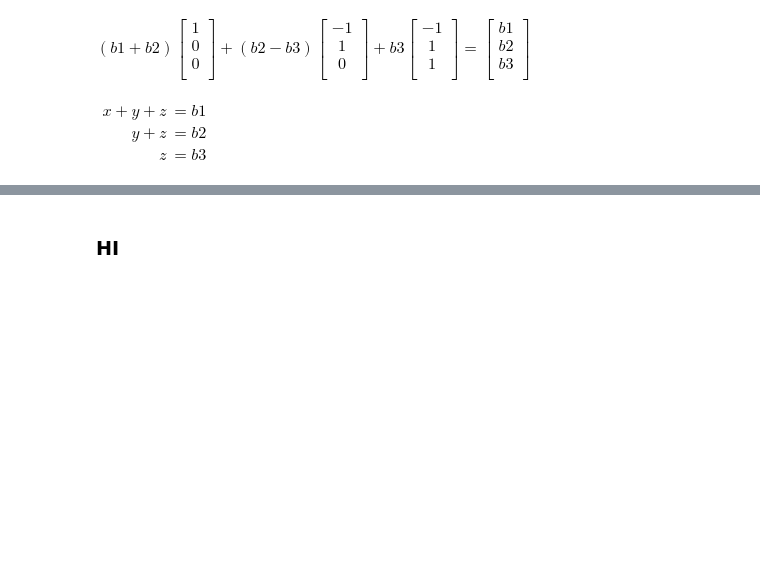
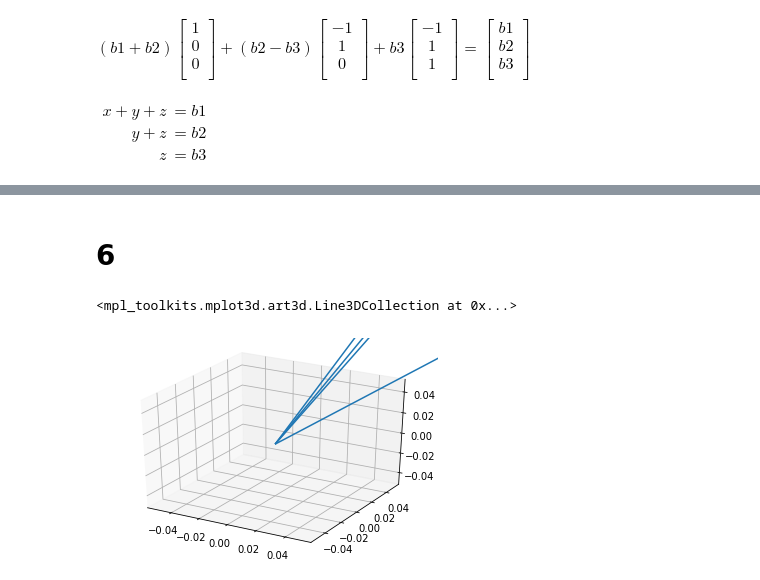
Before and after one commit to sinhlt58/linear_algebra_strang, a Jupyter notebook: 1 Matrices and Gaussian Elimination/1.2 The Geometry of Linear Equation.ipynb, the cells around one changed output, grey strips where cells are left out. Saved outputs shown, nothing was run; the diff lists cells and outputs as text; code cells hidden in the pictures; blank space fills up the shorter version.

```diff
--- a/1 Matrices and Gaussian Elimination/1.2 The Geometry of Linear Equation.ipynb
+++ b/1 Matrices and Gaussian Elimination/1.2 The Geometry of Linear Equation.ipynb
@@ -51,2 +110,19 @@ $
 # %% [markdown]
-### HI
+# 6
+# %%
+from mpl_toolkits.mplot3d import Axes3D
+
+soa = np.array([
+    [0, 0, 0, 1, 2, 3],
+    [0, 0, 0, 1, 0, 1],
+    [0, 0, 0, 1, 3, 4],
+    [0, 0, 0, 2, 5, 6]
+])
+X, Y, Z, U, V, W = zip(*soa)
+
+fig = plt.figure()
+ax = fig.add_subplot(111, projection="3d")
+ax.quiver(X, Y, Z, U, V, W)
+# %% [output]
+<mpl_toolkits.mplot3d.art3d.Line3DCollection at 0x...>
+[figure, added]
```
Also changed, not shown: parts of 8 cells of this notebook.
